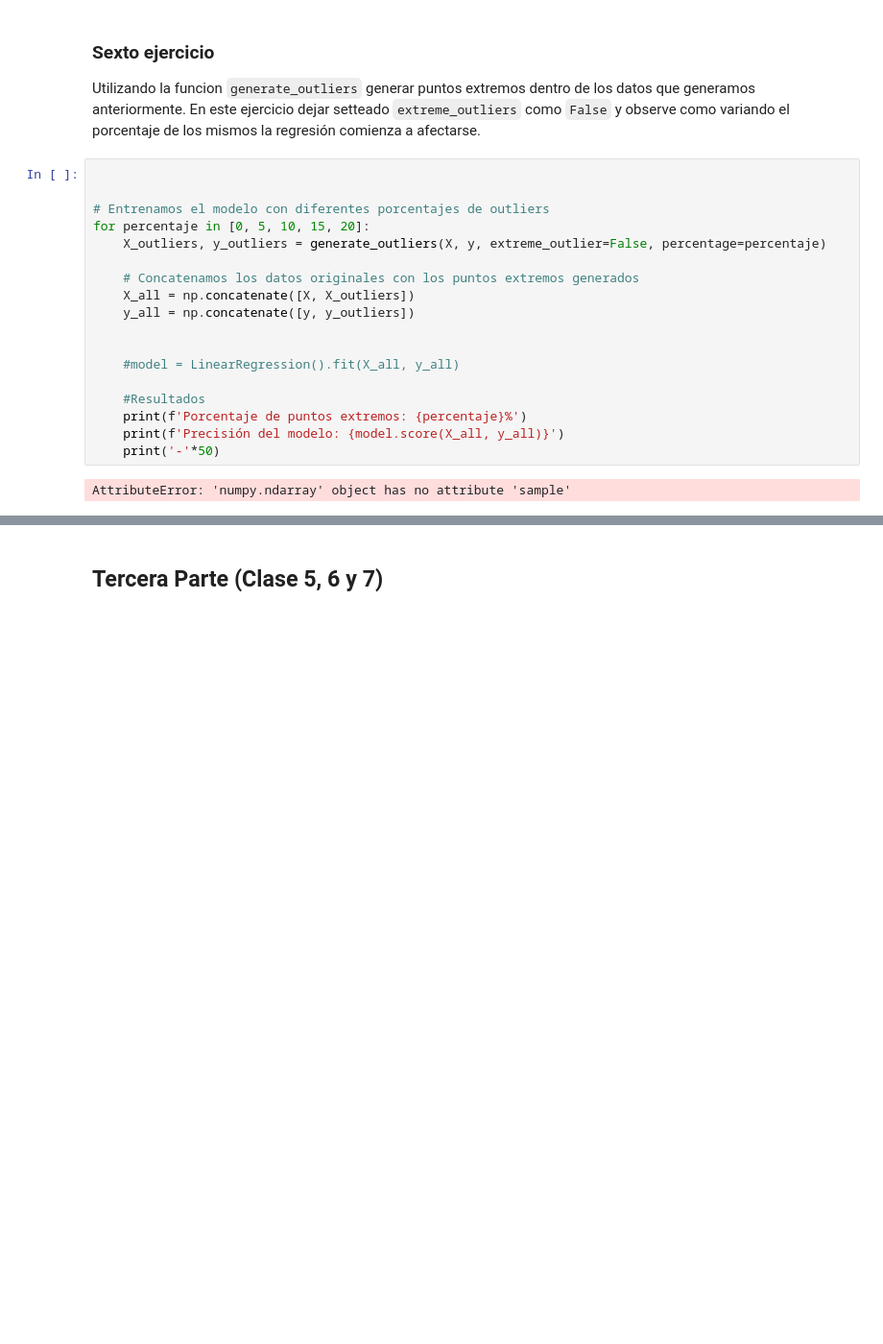
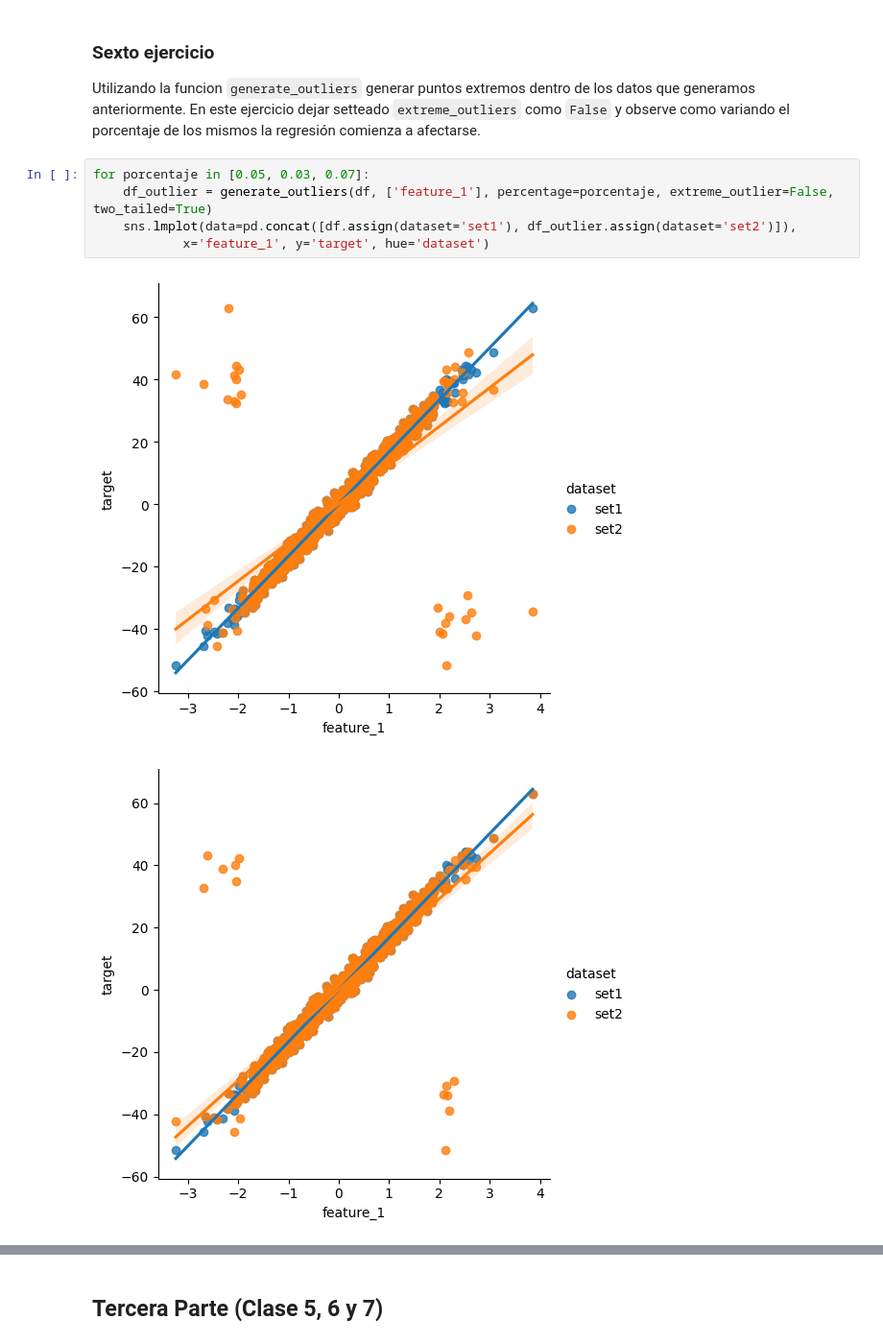
Before and after one commit to SantiagoGonzalezAchaval/intro_ia, a Jupyter notebook: tp_integrador_enunciado/tp_integrador.ipynb, the cells around one changed output, grey strips where cells are left out. Shown at 96% size. Cells and saved outputs as stored; diff of their text form; blank space fills up the shorter version.

```diff
--- a/tp_integrador_enunciado/tp_integrador.ipynb
+++ b/tp_integrador_enunciado/tp_integrador.ipynb
@@ -357,23 +355,11 @@ def split(df: pd.DataFrame, target_col: str, train_size=0.7, val_size=0.2, test_
 ### Sexto ejercicio
 
 Utilizando la funcion `generate_outliers` generar puntos extremos dentro de los datos que generamos anteriormente. En este ejercicio dejar setteado `extreme_outliers` como `False` y observe como variando el porcentaje de los mismos la regresión comienza a afectarse.
-# %%
-
-
-# Entrenamos el modelo con diferentes porcentajes de outliers
-for percentaje in [0, 5, 10, 15, 20]:
-    X_outliers, y_outliers = generate_outliers(X, y, extreme_outlier=False, percentage=percentaje)
-
-    # Concatenamos los datos originales con los puntos extremos generados
-    X_all = np.concatenate([X, X_outliers])
-    y_all = np.concatenate([y, y_outliers])
-
-
-    #model = LinearRegression().fit(X_all, y_all)
-
-    #Resultados
-    print(f'Porcentaje de puntos extremos: {percentaje}%')
-    print(f'Precisión del modelo: {model.score(X_all, y_all)}')
-    print('-'*50)
-# %% [output]
-AttributeError: 'numpy.ndarray' object has no attribute 'sample'
+# %%
+for porcentaje in [0.05, 0.03, 0.07]:
+    df_outlier = generate_outliers(df, ['feature_1'], percentage=porcentaje, extreme_outlier=False, two_tailed=True)
+    sns.lmplot(data=pd.concat([df.assign(dataset='set1'), df_outlier.assign(dataset='set2')]),
+            x='feature_1', y='target', hue='dataset')
+# %% [output]
+[figure, added]
+[figure, added]
```
Also changed, not shown: parts of 4 cells of this notebook.
